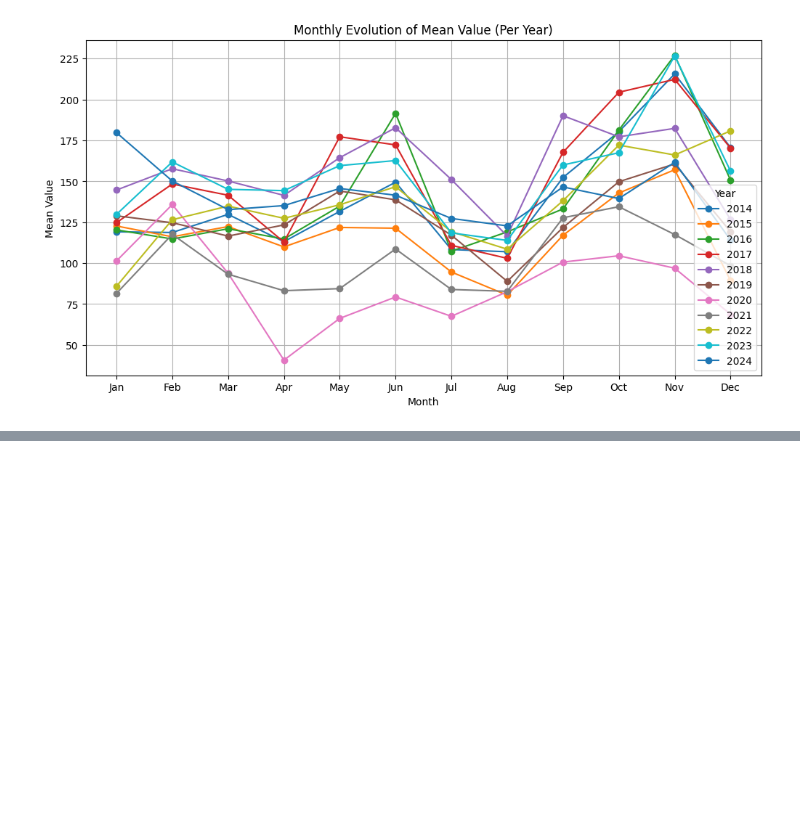
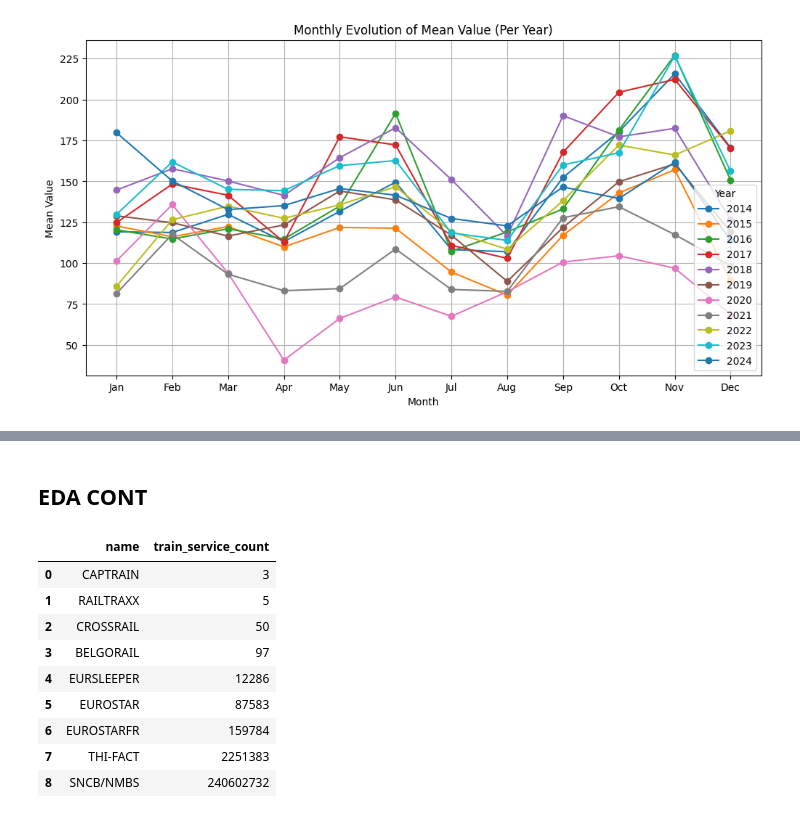
Before and after one commit to LeiY769/DataProject, a Jupyter notebook: eda.ipynb, the cells around one changed output, grey strips where cells are left out. Drawn from its saved outputs; the diff is of its cells as text; code cells hidden in the pictures; blank space fills up the shorter version.

```diff
--- a/eda.ipynb
+++ b/eda.ipynb
@@ -185,0 +252,21 @@ plt.show()
+# %%
+query = """DROP INDEX IF EXISTS idx_station_check;"""
+try:
+    connection.execute(sqla.text(query))
+except Exception as e:
+    print(e)
+    connection.rollback()
+
+#query = """DROP INDEX idx_null_check ON DATANASE;"""
+
+#connection.execute(sqla.text(query))
+# %%
+query = """
+SELECT *
+FROM DATANASE
+WHERE
+    station_departure = 0 OR
+    station_arrival = 0;
+"""
+
+df = pd.read_sql(sqla.text(query), connection)
@@ -185,0 +276,28 @@ plt.show()
+# %% [markdown]
+## EDA CONT
+# %%
+query = """
+    SELECT SERVICE.name, COUNT(datanase.train_service) AS Train_service_count
+    FROM datanase
+    LEFT JOIN SERVICE ON datanase.train_service = SERVICE.id
+    GROUP BY SERVICE.name
+    ORDER BY Train_service_count ASC;
+"""
+
+try :
+    df = pd.read_sql(sqla.text(query), connection)
+    display(df)
+except Exception as e:
+    print(e)
+    connection.rollback()
+# %% [output]
+|  | name | train_service_count |
+| 0 | CAPTRAIN | 3 |
+| 1 | RAILTRAXX | 5 |
+| 2 | CROSSRAIL | 50 |
+| 3 | BELGORAIL | 97 |
+| 4 | EURSLEEPER | 12286 |
+| 5 | EUROSTAR | 87583 |
+| 6 | EUROSTARFR | 159784 |
+| 7 | THI-FACT | 2251383 |
+| 8 | SNCB/NMBS | 240602732 |
```
Also changed, not shown: parts of 12 cells of this notebook.
